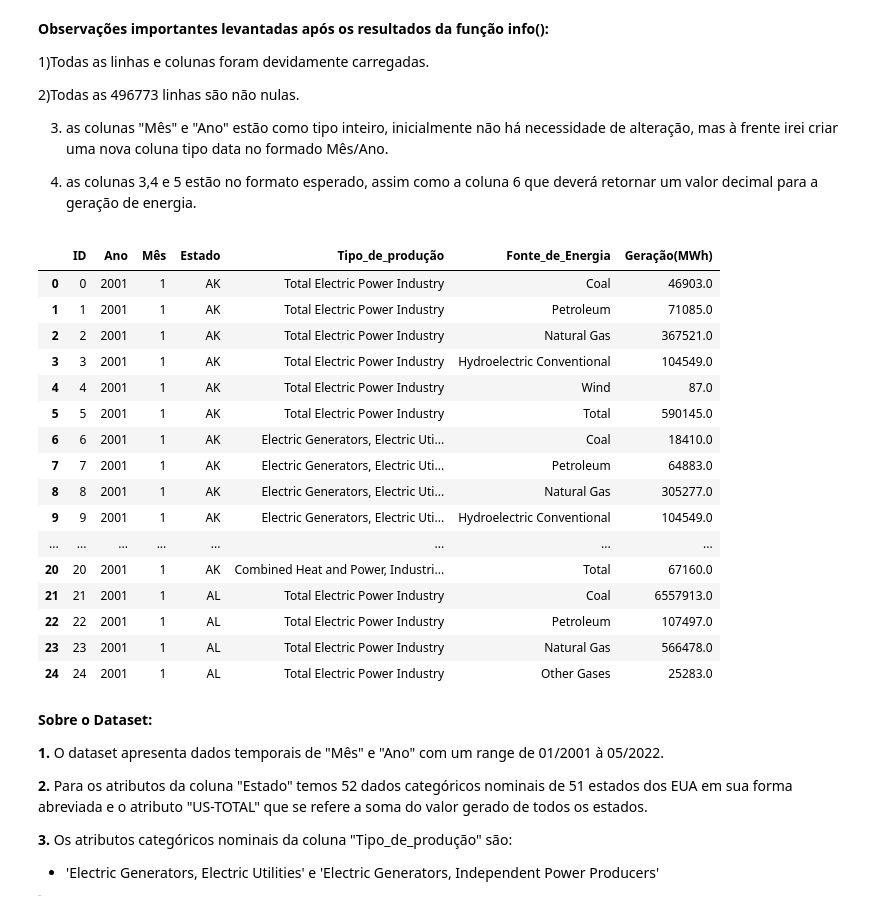
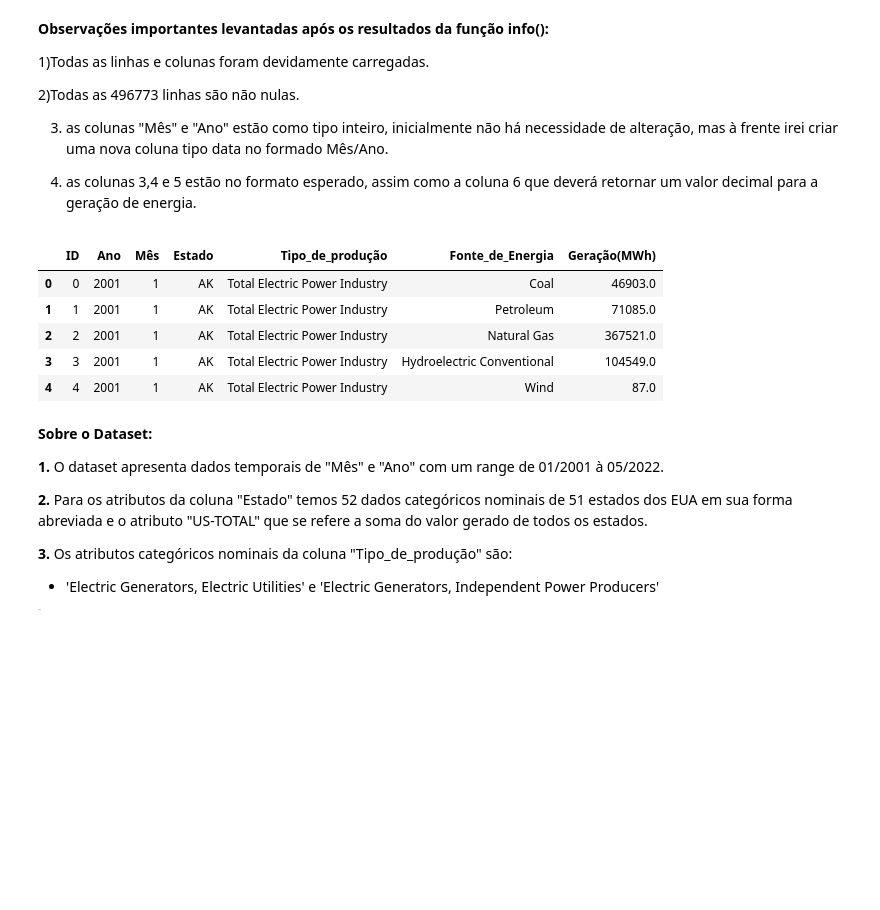
Before and after one commit to Higordevellard/MVP_01, a Jupyter notebook: mvp_sprint_1.ipynb, the cells around one changed output. Saved outputs shown, nothing was run; the diff lists cells and outputs as text; code cells hidden in the pictures; blank space fills up the shorter version.

```diff
--- a/mvp_sprint_1.ipynb
+++ b/mvp_sprint_1.ipynb
@@ -76,25 +76,14 @@ memory usage: 30.3+ MB
 4) as colunas 3,4 e 5 estão no formato esperado, assim como a coluna 6 que deverá retornar um valor decimal para a geração de energia.
 # %%
 # Mostra as 10 primeiras linhas do dataset
-dataset.head(25)
+dataset.head(5)
 # %% [output]
 |  | ID | Ano | Mês | Estado | Tipo_de_produção | Fonte_de_Energia | Geração(MWh) |
 | 0 | 0 | 2001 | 1 | AK | Total Electric Power Industry | Coal | 46903.0 |
 | 1 | 1 | 2001 | 1 | AK | Total Electric Power Industry | Petroleum | 71085.0 |
 | 2 | 2 | 2001 | 1 | AK | Total Electric Power Industry | Natural Gas | 367521.0 |
 | 3 | 3 | 2001 | 1 | AK | Total Electric Power Industry | Hydroelectric Conventional | 104549.0 |
 | 4 | 4 | 2001 | 1 | AK | Total Electric Power Industry | Wind | 87.0 |
-| 5 | 5 | 2001 | 1 | AK | Total Electric Power Industry | Total | 590145.0 |
-| 6 | 6 | 2001 | 1 | AK | Electric Generators, Electric Uti... | Coal | 18410.0 |
-| 7 | 7 | 2001 | 1 | AK | Electric Generators, Electric Uti... | Petroleum | 64883.0 |
-| 8 | 8 | 2001 | 1 | AK | Electric Generators, Electric Uti... | Natural Gas | 305277.0 |
-| 9 | 9 | 2001 | 1 | AK | Electric Generators, Electric Uti... | Hydroelectric Conventional | 104549.0 |
-| ... | ... | ... | ... | ... | ... | ... | ... |
-| 20 | 20 | 2001 | 1 | AK | Combined Heat and Power, Industri... | Total | 67160.0 |
-| 21 | 21 | 2001 | 1 | AL | Total Electric Power Industry | Coal | 6557913.0 |
-| 22 | 22 | 2001 | 1 | AL | Total Electric Power Industry | Petroleum | 107497.0 |
-| 23 | 23 | 2001 | 1 | AL | Total Electric Power Industry | Natural Gas | 566478.0 |
-| 24 | 24 | 2001 | 1 | AL | Total Electric Power Industry | Other Gases | 25283.0 |
 # %% [markdown]
 **Sobre o Dataset:**
 
```
Also changed, not shown: parts of 6 cells of this notebook.
